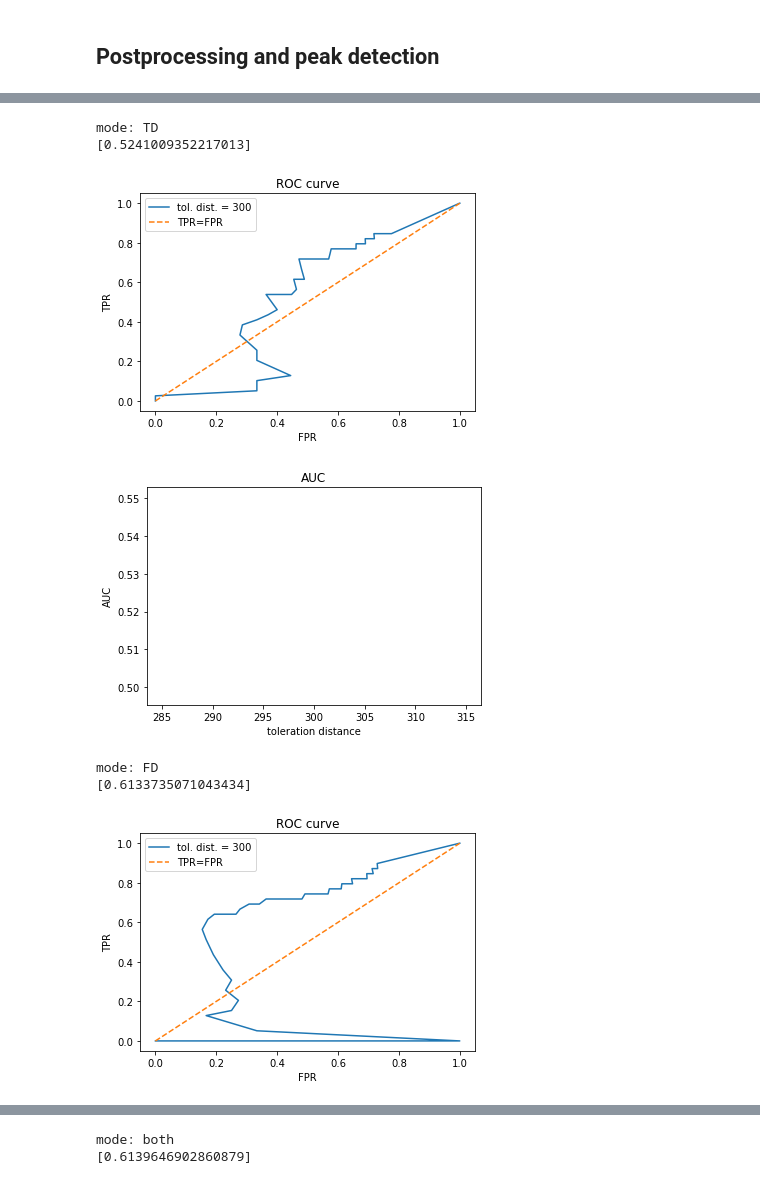
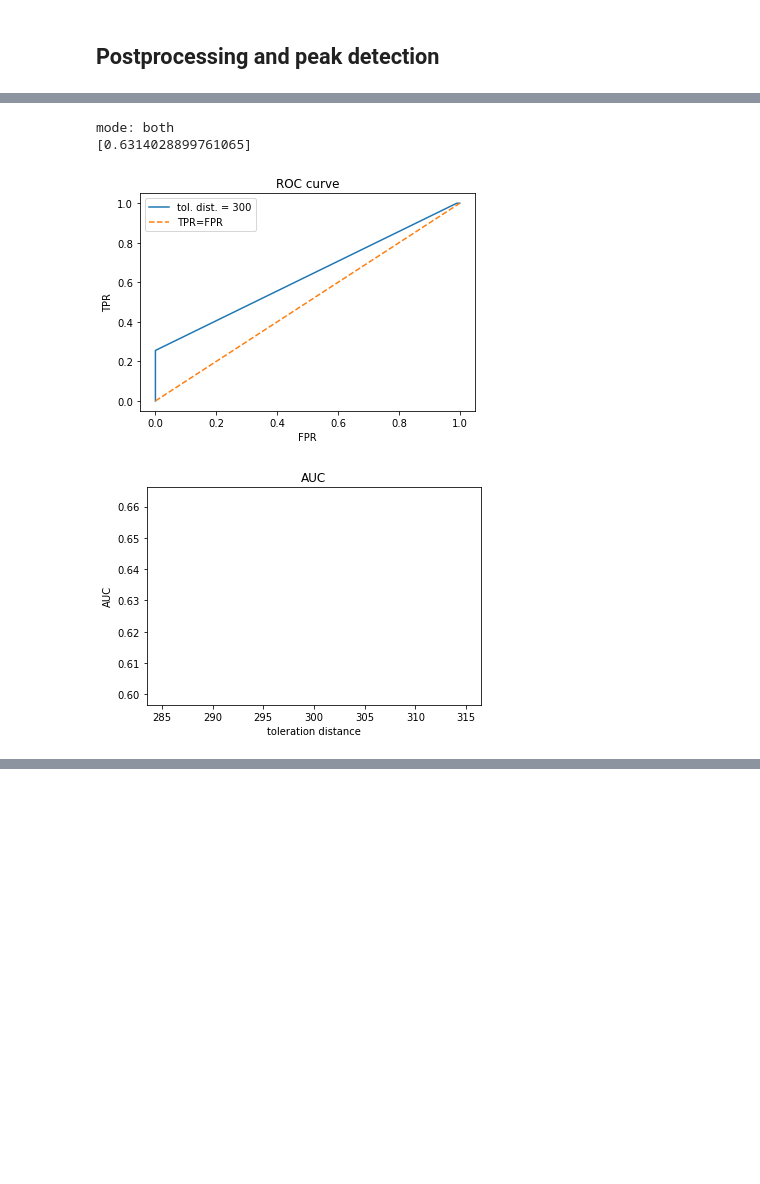
Before and after one commit to NhatVu/TIRE-custom, a Jupyter notebook: TIRE_example_notebook.ipynb, the cells around one changed output, grey strips where cells are left out. Drawn from its saved outputs; the diff is of its cells as text; code cells hidden in the pictures; blank space fills up the shorter version.

```diff
--- a/TIRE_example_notebook.ipynb
+++ b/TIRE_example_notebook.ipynb
@@ -198,17 +192,15 @@ CHANGED !!!!!!!!!!!!!!!!!!!
 # %%
-domains = ['TD', 'FD', 'both']
+reload(utils)
+domains = [ 'both']
 for domain in domains:
     dissimilarities = TIRE.smoothened_dissimilarity_measures(shared_features_TD, shared_features_FD, domain, window_size)
     change_point_scores = TIRE.change_point_score(dissimilarities, window_size)
 
     tol_distances = [300]
     print(f'mode: {domain}')
     auc = utils.get_auc(dissimilarities,tol_distances, breakpoints)
 # %% [output]
-mode: TD
-[0.5241009352217013]
+mode: both
+[0.6314028899761065]
-[figure, old version]
+[figure, new version]
-[figure, old version]
+[figure, new version]
-mode: FD
-[0.6133735071043434]
-[figure, removed]
@@ -216,2 +206,0 @@ mode: FD
-mode: both
-[0.6139646902860879]
```
Also changed, not shown: parts of 8 cells of this notebook, 5 other files.
